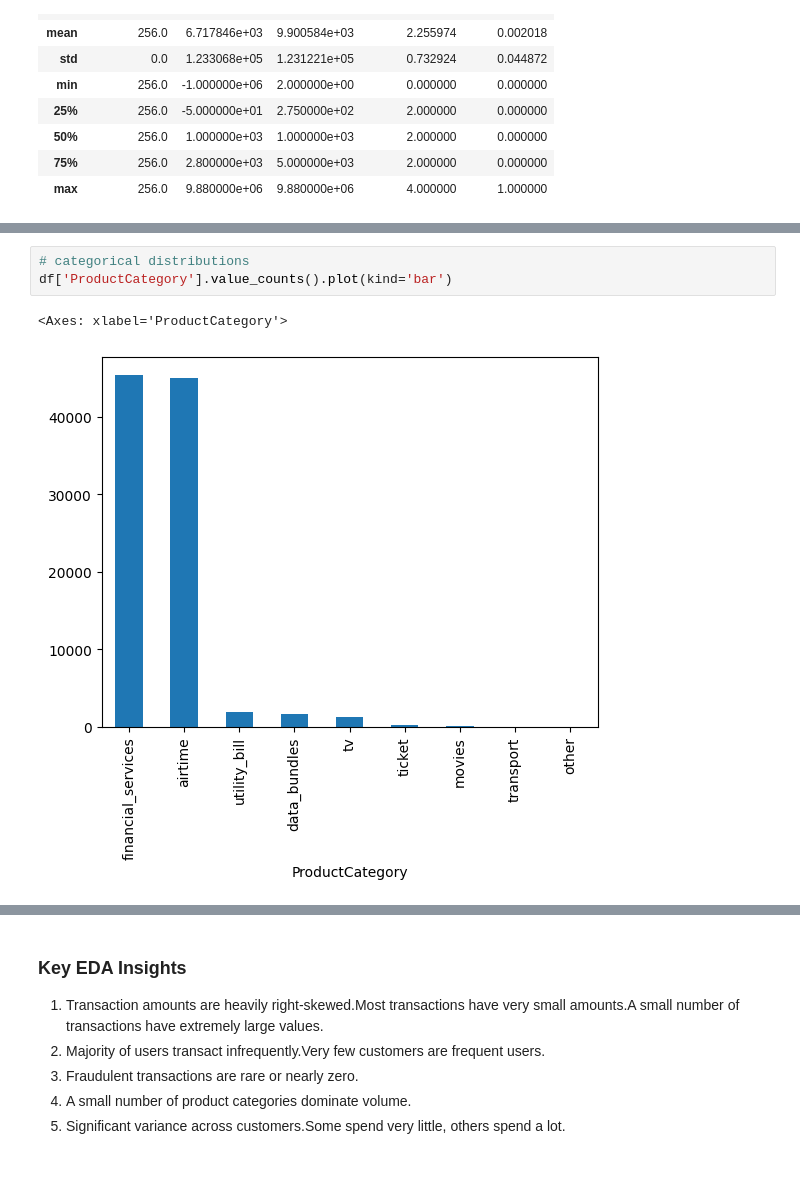
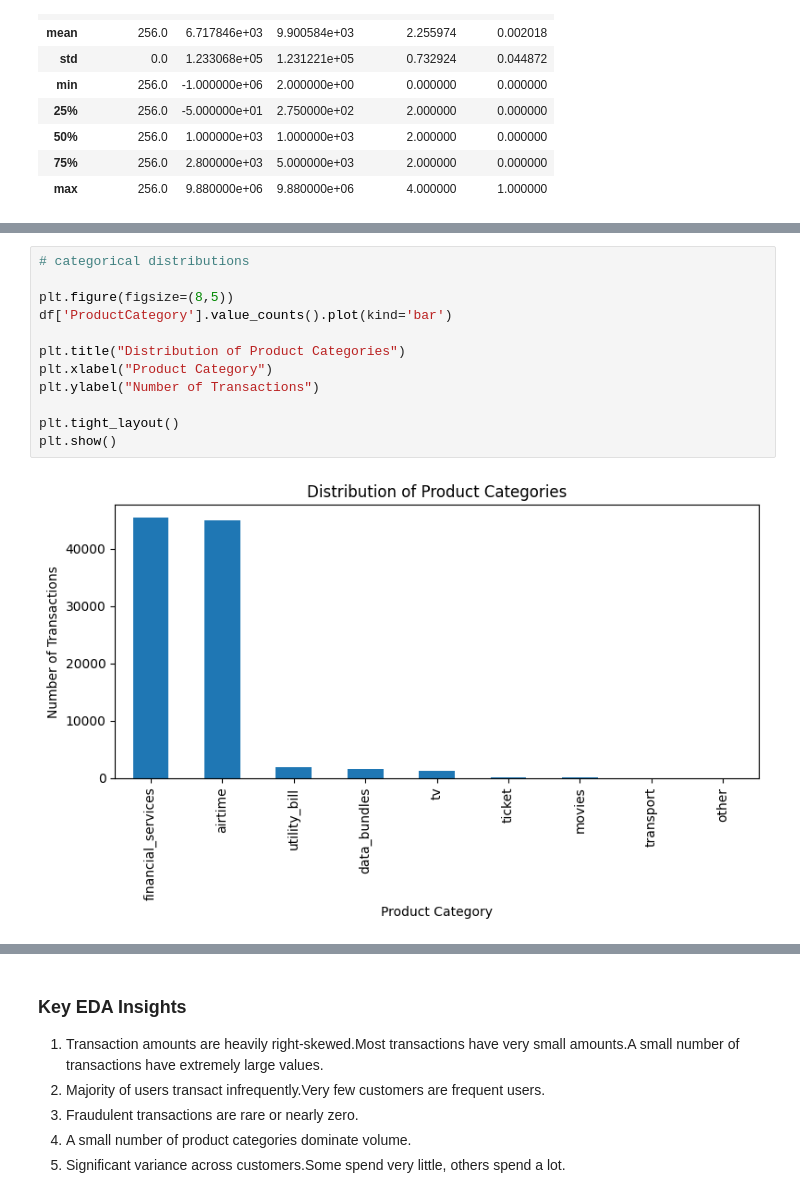
Before and after one commit to kernemi/credit-risk-model, a Jupyter notebook: notebooks/eda.ipynb, the cells around one changed output, grey strips where cells are left out. Drawn from its saved outputs; the diff is of its cells as text; blank space fills up the shorter version.

```diff
--- a/notebooks/eda.ipynb
+++ b/notebooks/eda.ipynb
@@ -109,9 +145,17 @@ plt.show()
 # %%
 # categorical distributions
+
+plt.figure(figsize=(8,5))
 df['ProductCategory'].value_counts().plot(kind='bar')
+
+plt.title("Distribution of Product Categories")
+plt.xlabel("Product Category")
+plt.ylabel("Number of Transactions")
+
+plt.tight_layout()
+plt.show()
 # %% [output]
-<Axes: xlabel='ProductCategory'>
-[figure, old version]
+[figure, new version]
 # %%
 # correlation and missing values
 df.isna().sum()
```
Also changed, not shown: parts of 7 cells of this notebook.
